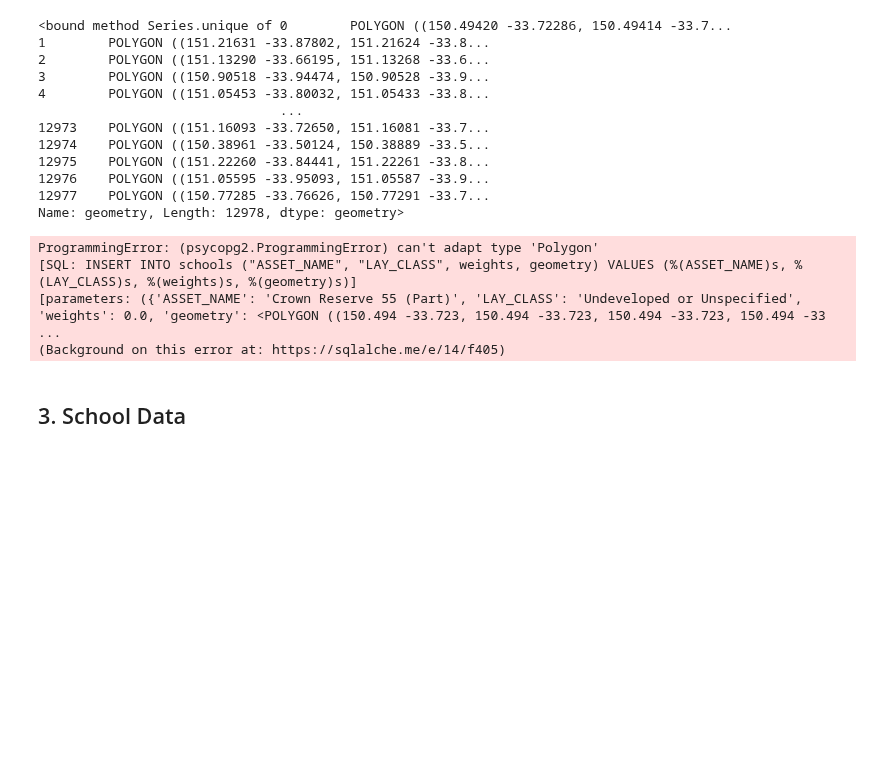
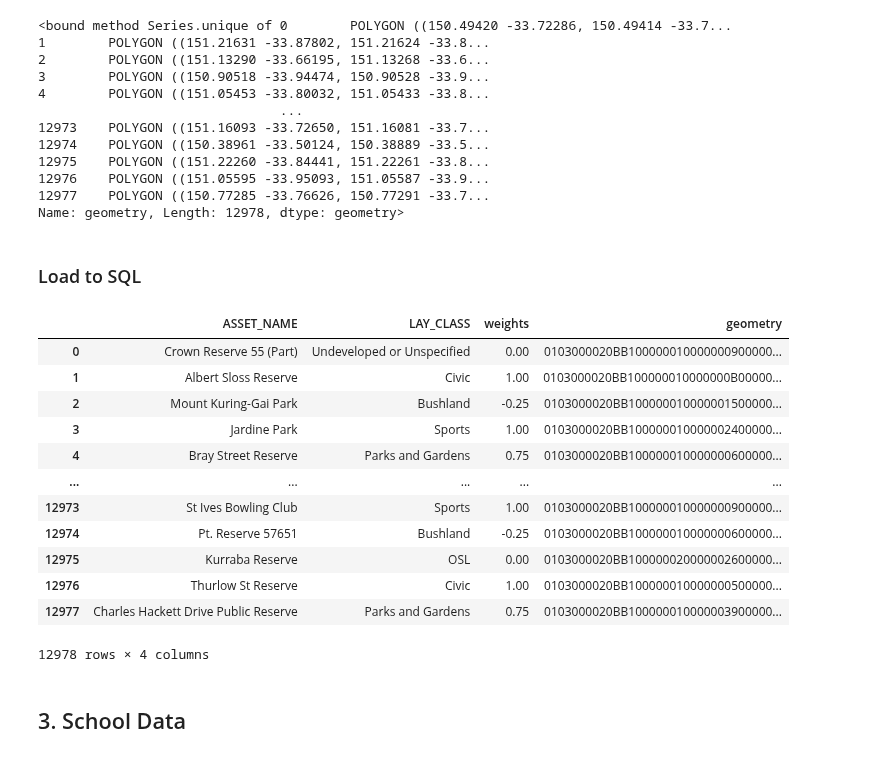
Before and after one commit to MichelangeloNardi/DATA2901--2024S1, a Jupyter notebook: Data Validation_JL.ipynb, the cells around one changed output. Drawn from its saved outputs; the diff is of its cells as text; code cells hidden in the pictures; blank space fills up the shorter version.

```diff
--- a/Data Validation_JL.ipynb
+++ b/Data Validation_JL.ipynb
@@ -1293,7 +1331,7 @@ query(conn, "select * from poi")
 ## 2. Green
 # %%
 file_path = 'Task 3 Data/green_cleaned/green.shp'
-df_green = gpd.read_file(file_path)
+df_green = gpd.read_file(file_path, crs="EPSG:4326")
 print(df_green.shape)
 df_green.head()
 # %% [output]
@@ -1339,23 +1377,26 @@ df_green.geometry.unique
 12976    POLYGON ((151.05595 -33.95093, 151.05587 -33.9...
 12977    POLYGON ((150.77285 -33.76626, 150.77291 -33.7...
 Name: geometry, Length: 12978, dtype: geometry>
-# %%
-conn.execute('''
-drop table if exists task_3_green;
-create table task_3_green (
-asset_name              varchar(100) not null,
-lay_class                  varchar(100),
-weights             float,
-geom                GEOMETRY(MULTIPOLYGON,4326) primary key
-);
-''')
-df_green.to_sql('schools', conn, if_exists='replace', index=False, dtype={'geom': Geometry('MULTIPOLYGON', srid)})
-query(conn, "select * from task_3_green")
-# %% [output]
-ProgrammingError: (psycopg2.ProgrammingError) can't adapt type 'Polygon'
-[SQL: INSERT INTO schools ("ASSET_NAME", "LAY_CLASS", weights, geometry) VALUES (%(ASSET_NAME)s, %(LAY_CLASS)s, %(weights)s, %(geometry)s)]
-[parameters: ({'ASSET_NAME': 'Crown Reserve 55 (Part)', 'LAY_CLASS': 'Undeveloped or Unspecified', 'weights': 0.0, 'geometry': <POLYGON ((150.494 -33.723, 150.494 -33.723, 150.494 -33.723, 150.494 -33 ...
-(Background on this error at: https://sqlalche.me/e/14/f405)
+# %% [markdown]
+### Load to SQL
+# %%
+query(conn, "drop table if exists task_3_green")
+df_green.to_postgis("task_3_green", db)
+query(conn, "select * from task_3_green")
+# %% [output]
+|  | ASSET_NAME | LAY_CLASS | weights | geometry |
+| 0 | Crown Reserve 55 (Part) | Undeveloped or Unspecified | 0.00 | 0103000020BB100000010000000900000... |
+| 1 | Albert Sloss Reserve | Civic | 1.00 | 0103000020BB100000010000000B00000... |
+| 2 | Mount Kuring-Gai Park | Bushland | -0.25 | 0103000020BB100000010000001500000... |
+| 3 | Jardine Park | Sports | 1.00 | 0103000020BB100000010000002400000... |
+| 4 | Bray Street Reserve | Parks and Gardens | 0.75 | 0103000020BB100000010000000600000... |
+| ... | ... | ... | ... | ... |
+| 12973 | St Ives Bowling Club | Sports | 1.00 | 0103000020BB100000010000000900000... |
+| 12974 | Pt. Reserve 57651 | Bushland | -0.25 | 0103000020BB100000010000000600000... |
+| 12975 | Kurraba Reserve | OSL | 0.00 | 0103000020BB100000020000002600000... |
+| 12976 | Thurlow St Reserve | Civic | 1.00 | 0103000020BB100000010000000500000... |
+| 12977 | Charles Hackett Drive Public Reserve | Parks and Gardens | 0.75 | 0103000020BB100000010000003900000... |
+12978 rows × 4 columns
 # %% [markdown]
 ## 3. School Data
 # %% [markdown]
```
Also changed, not shown: parts of 23 cells of this notebook.
